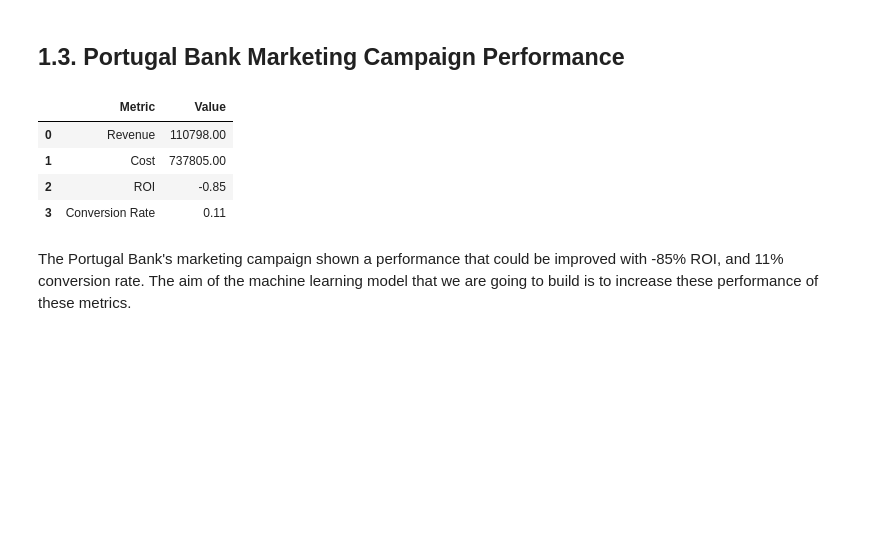
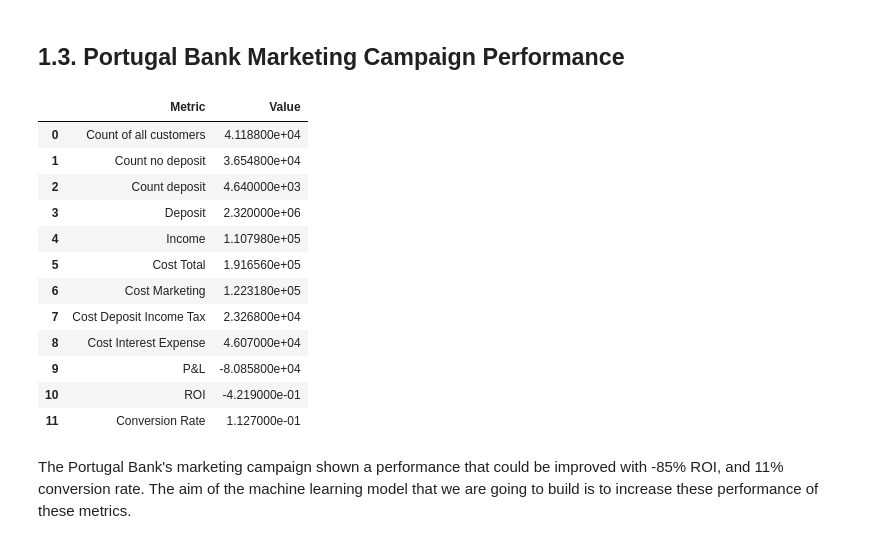
Before and after one commit to nikkoschy/jcdsol_enigma_finpro, a Jupyter notebook: finpro_enigma_machine_learning.ipynb, the cells around one changed output. Cells and saved outputs as stored; diff of their text form; code cells hidden in the pictures; blank space fills up the shorter version.

```diff
--- a/finpro_enigma_machine_learning.ipynb
+++ b/finpro_enigma_machine_learning.ipynb
@@ -219,16 +203,0 @@ originaldata_roi = round( (originaldata_income - originaldata_costs) / originald
-# %%
-campaign_summary_data = [
-                        ['Revenue', originaldata_income],
-                        ['Cost', originaldata_costs],
-                        ['ROI', originaldata_roi],
-                        ['Conversion Rate', originaldata_conv_rate],
-                        ]
-campaign_summary = pd.DataFrame(campaign_summary_data, columns=['Metric', 'Value'])
-
-campaign_summary
-# %% [output]
-|  | Metric | Value |
-| 0 | Revenue | 110798.00 |
-| 1 | Cost | 737805.00 |
-| 2 | ROI | -0.85 |
-| 3 | Conversion Rate | 0.11 |
@@ -235,3 +219,35 @@ campaign_summary
+# %%
+campaign_summary_data = [
+                        ['Count of all customers', df_bank['y'].count()],
+                        ['Count no deposit', df_bank[df_bank['y']=='no']['y'].count()],
+                        ['Count deposit', df_bank[df_bank['y']=='yes']['y'].count()],
+                        ['Deposit', (df_bank[df_bank['y']=='yes']['y'].count() * deposit_amount)],
+                        ['Income', originaldata_income],
+                        ['Cost Total', originaldata_costs],
+                        ['Cost Marketing', round( df_bank['y'].count() * final_avg_cost_per_customer )],
+                        ['Cost Deposit Income Tax', round( df_bank[df_bank['y']=='yes']['y'].count() * deposit_income_tax )],
+                        ['Cost Interest Expense', round( df_bank[df_bank['y']=='yes']['y'].count() * interest_expense )],
+                        ['P&L', (originaldata_income - originaldata_costs)],
+                        ['ROI', originaldata_roi],
+                        ['Conversion Rate', originaldata_conv_rate],
+                        ]
+campaign_summary = pd.DataFrame(campaign_summary_data, columns=['Metric', 'Value'])
+
+campaign_summary
+# %% [output]
+|  | Metric | Value |
+| 0 | Count of all customers | 4.118800e+04 |
+| 1 | Count no deposit | 3.654800e+04 |
+| 2 | Count deposit | 4.640000e+03 |
+| 3 | Deposit | 2.320000e+06 |
+| 4 | Income | 1.107980e+05 |
+| 5 | Cost Total | 1.916560e+05 |
+| 6 | Cost Marketing | 1.223180e+05 |
+| 7 | Cost Deposit Income Tax | 2.326800e+04 |
+| 8 | Cost Interest Expense | 4.607000e+04 |
+| 9 | P&L | -8.085800e+04 |
+| 10 | ROI | -4.219000e-01 |
+| 11 | Conversion Rate | 1.127000e-01 |
 # %% [markdown]
 The Portugal Bank's marketing campaign shown a performance that could be improved with -85% ROI, and 11% conversion rate.
 The aim of the machine learning model that we are going to build is to increase these performance of these metrics.
```
Also changed, not shown: parts of 2 cells of this notebook.
